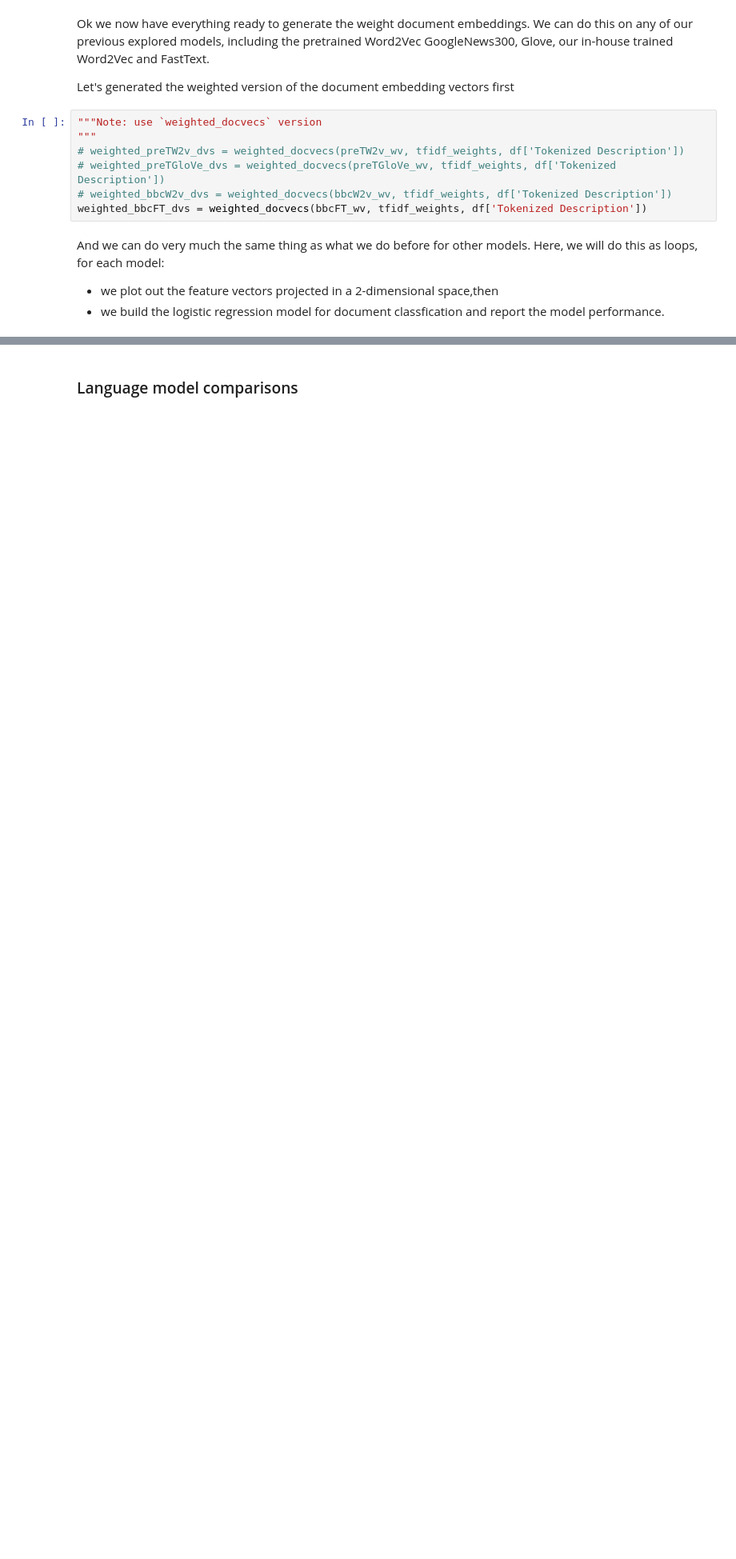
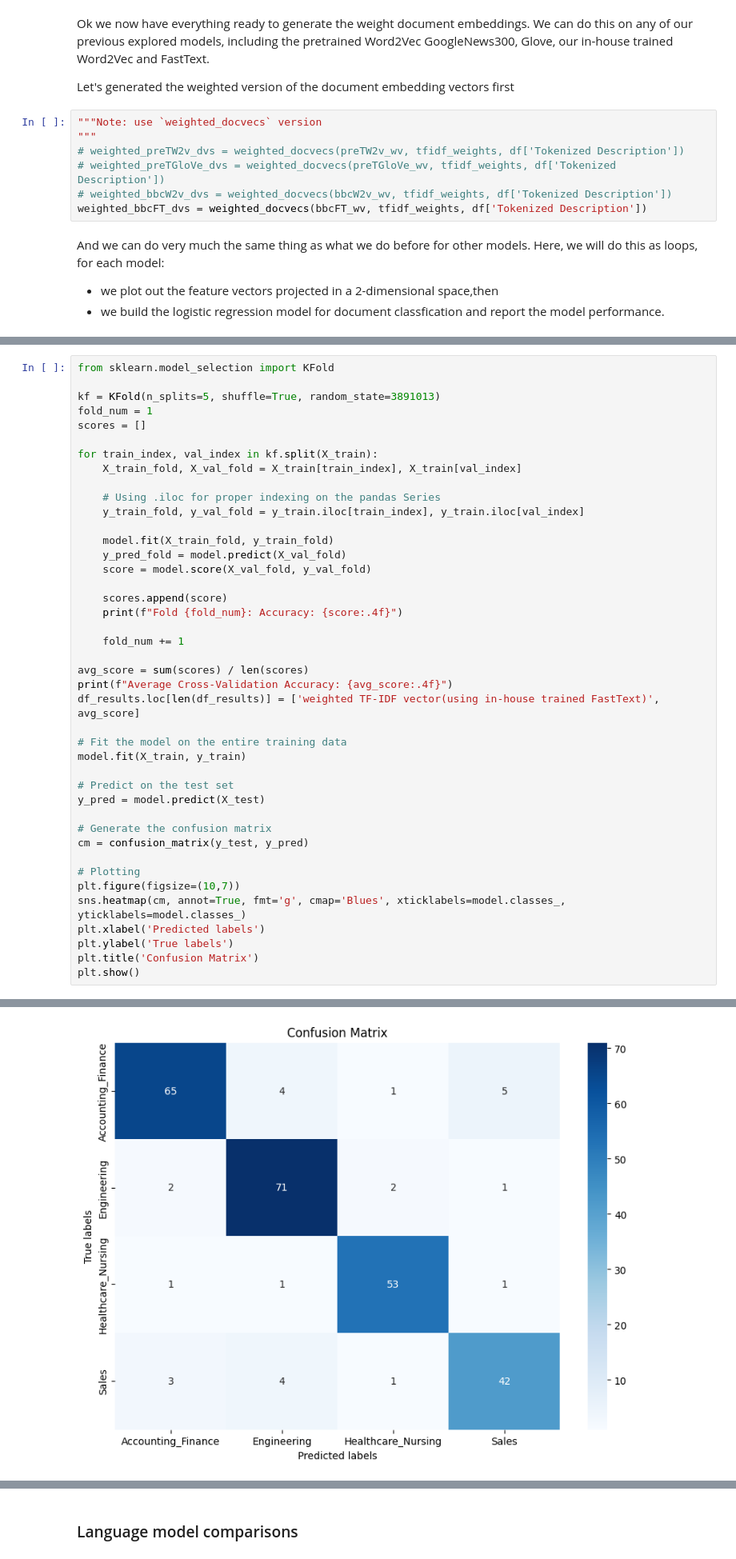
Before and after one commit to ayushpatel2002/jobs-data-NLP, a Jupyter notebook: w09_act2_embedding_classification copy.ipynb, the cells around one changed output, grey strips where cells are left out. Shown at 80% size. Cells and saved outputs as stored; diff of their text form; blank space fills up the shorter version.

```diff
--- a/w09_act2_embedding_classification copy.ipynb
+++ b/w09_act2_embedding_classification copy.ipynb
@@ -517,0 +567,43 @@ Accuracy:  0.7665369649805448
+# %%
+from sklearn.model_selection import KFold
+
+kf = KFold(n_splits=5, shuffle=True, random_state=3891013)
+fold_num = 1
+scores = []
+
+for train_index, val_index in kf.split(X_train):
+    X_train_fold, X_val_fold = X_train[train_index], X_train[val_index]
+
+    # Using .iloc for proper indexing on the pandas Series
+    y_train_fold, y_val_fold = y_train.iloc[train_index], y_train.iloc[val_index]
+
+    model.fit(X_train_fold, y_train_fold)
+    y_pred_fold = model.predict(X_val_fold)
+    score = model.score(X_val_fold, y_val_fold)
+
+    scores.append(score)
+    print(f"Fold {fold_num}: Accuracy: {score:.4f}")
+
+    fold_num += 1
+
+avg_score = sum(scores) / len(scores)
+print(f"Average Cross-Validation Accuracy: {avg_score:.4f}")
+df_results.loc[len(df_results)] = ['weighted TF-IDF vector(using in-house trained FastText)', avg_score]
+
+# Fit the model on the entire training data
+model.fit(X_train, y_train)
+
+# Predict on the test set
+y_pred = model.predict(X_test)
+
+# Generate the confusion matrix
+cm = confusion_matrix(y_test, y_pred)
+
+# Plotting
+plt.figure(figsize=(10,7))
+sns.heatmap(cm, annot=True, fmt='g', cmap='Blues', xticklabels=model.classes_, yticklabels=model.classes_)
+plt.xlabel('Predicted labels')
+plt.ylabel('True labels')
+plt.title('Confusion Matrix')
+plt.show()
+# %% [output]
@@ -518 +616,2 @@ Accuracy:  0.7665369649805448
+[figure, added]
 # %%
```
Also changed, not shown: parts of 18 cells of this notebook.
